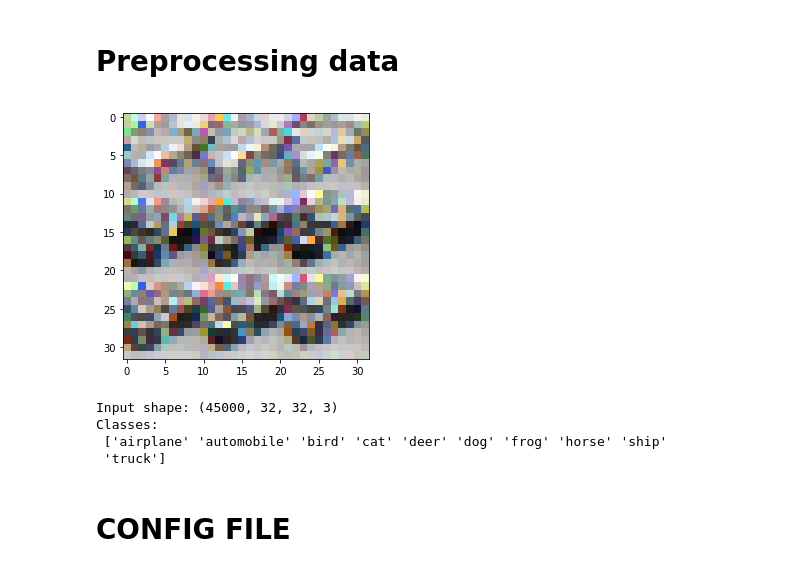
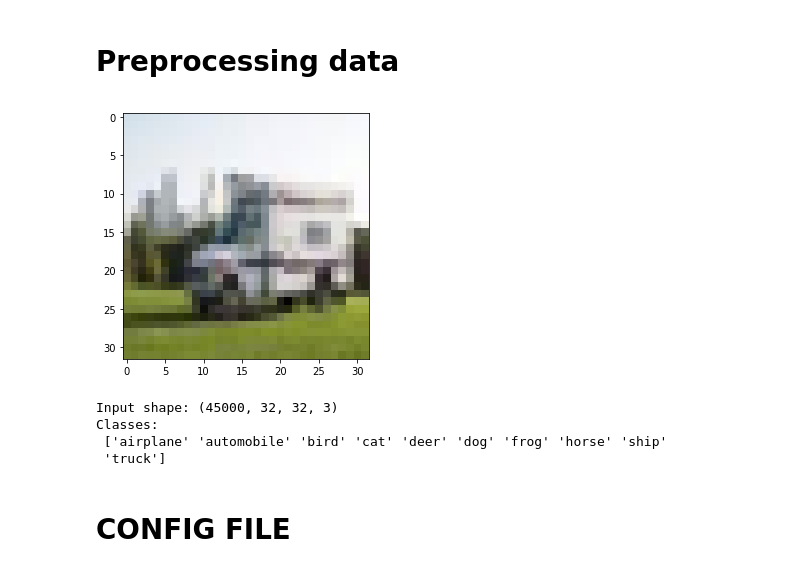
Before and after one commit to dreyus95/DL_labs, a Jupyter notebook: DL_2_lab/cifar10_conv.ipynb, the cells around one changed output. Saved outputs shown, nothing was run; the diff lists cells and outputs as text; code cells hidden in the pictures.

```diff
--- a/DL_2_lab/cifar10_conv.ipynb
+++ b/DL_2_lab/cifar10_conv.ipynb
@@ -201,38 +201,38 @@ def get_label_names(blob):
 DATA_DIR = 'CIFAR_data/'
 
 img_height, img_width, num_channels = 32, 32, 3
 train_x = np.ndarray((0, img_height * img_width * num_channels), dtype=np.float32)
 train_y = []
 for i in range(1, 6):
   subset = unpickle(os.path.join(DATA_DIR, 'data_batch_%d' % i))
   train_x = np.vstack((train_x, subset['data']))
   train_y += subset['labels']
 
-train_x = train_x.reshape((-1, img_height, img_width, num_channels))
+train_x = train_x.reshape((-1, num_channels, img_height, img_width)).transpose(0,2,3,1)
 train_y = np.array(train_y, dtype=np.int32)
 
 subset = unpickle(os.path.join(DATA_DIR, 'test_batch'))
-test_x = subset['data'].reshape((-1, img_height, img_width, num_channels)).astype(np.float32)
+test_x = subset['data'].reshape((-1, num_channels, img_height, img_width)).transpose(0,2,3,1).astype(np.float32)
 test_y = np.array(subset['labels'], dtype=np.int32)
 
 valid_size = 5000
 train_x, train_y = shuffle_data(train_x, train_y)
 valid_x = train_x[:valid_size, ...]
 valid_y = train_y[:valid_size, ...]
 train_x = train_x[valid_size:, ...]
 train_y = train_y[valid_size:, ...]
-data_mean = train_x.mean()
-data_std = train_x.std()
+data_mean = train_x.mean((0,1,2))
+data_std = train_x.std((0,1,2))
 
 train_x = (train_x - data_mean) / data_std
 valid_x = (valid_x - data_mean) / data_std
 test_x = (test_x - data_mean) / data_std
 show_image(train_x[0], data_mean, data_std)
 print("Input shape:", train_x.shape)
 class_names = get_label_names(os.path.join(DATA_DIR, 'batches.meta'))
 print("Classes: \n", class_names)
 # %% [output]
-[figure, old version]
+[figure, new version]
 Input shape: (45000, 32, 32, 3)
 Classes:
  ['airplane' 'automobile' 'bird' 'cat' 'deer' 'dog' 'frog' 'horse' 'ship'
```
Also changed, not shown: parts of 4 cells of this notebook.
